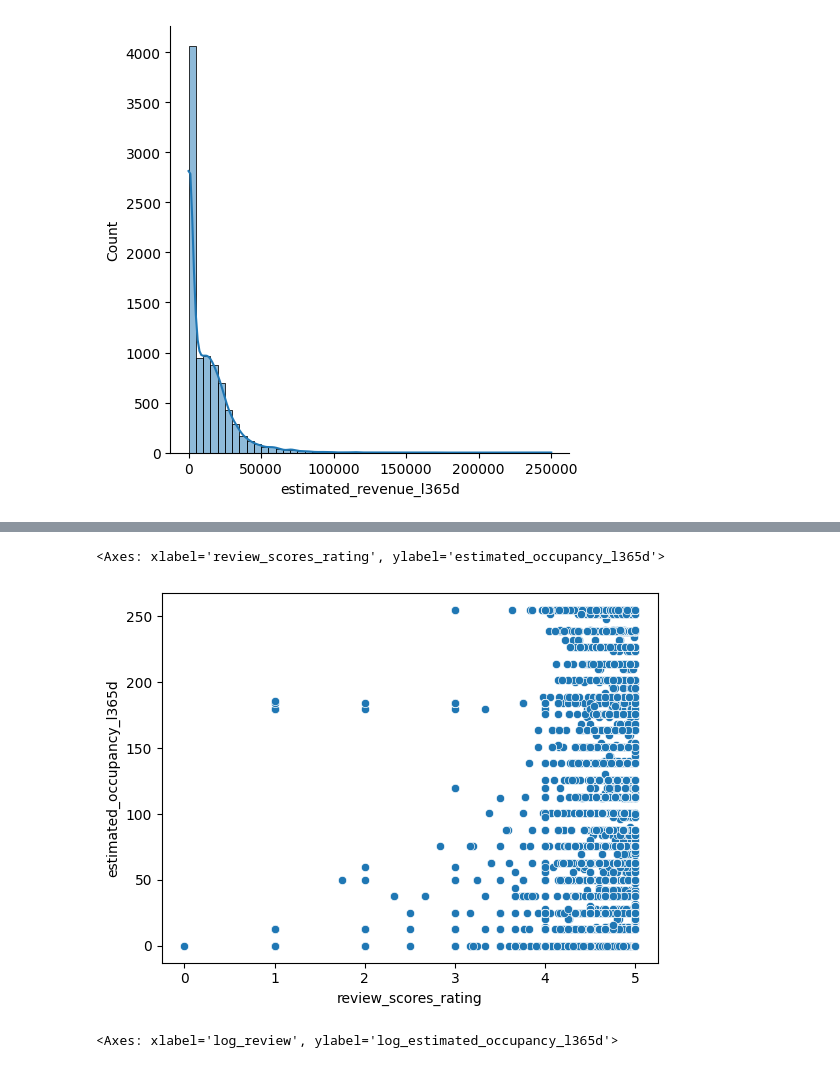
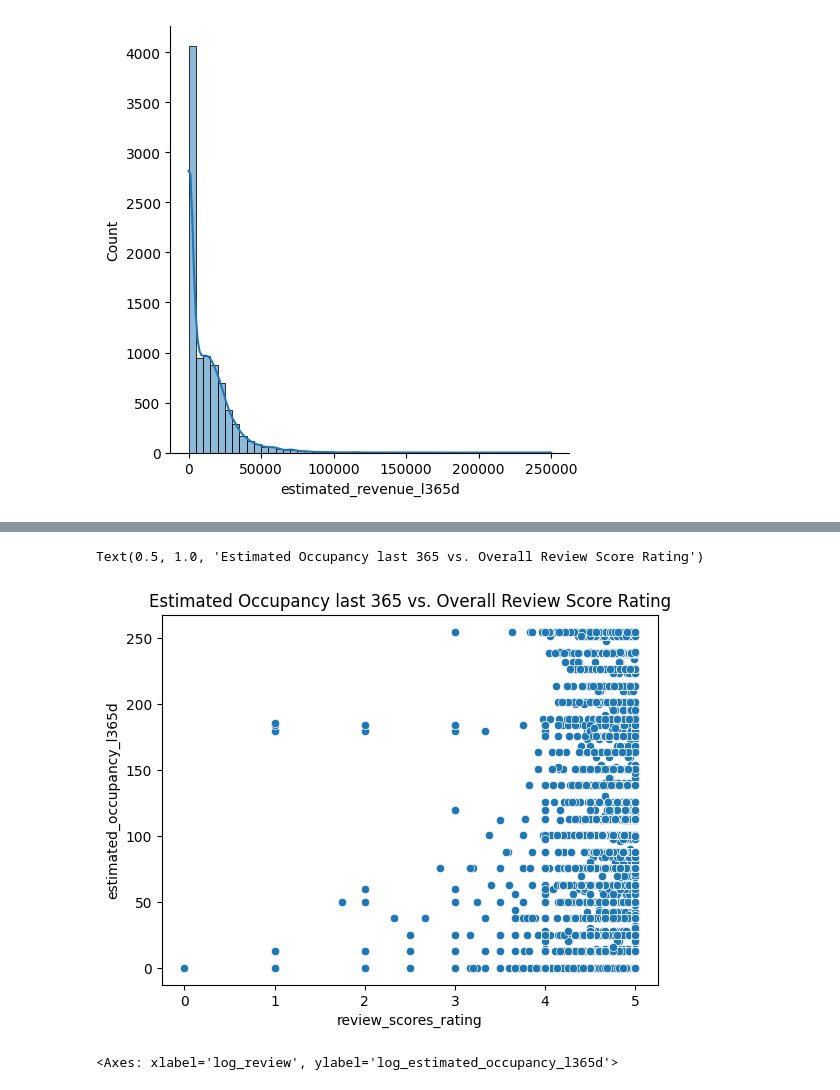
Before and after one commit to amanda8412383/data_science_bootcamp, a Jupyter notebook: airbnb_case_study/airbnb_case_study.ipynb, the cells around one changed output, grey strips where cells are left out. Drawn from its saved outputs; the diff is of its cells as text; code cells hidden in the pictures.

```diff
--- a/airbnb_case_study/airbnb_case_study.ipynb
+++ b/airbnb_case_study/airbnb_case_study.ipynb
@@ -262,8 +378,9 @@ sns.regplot(x='review_scores_rating', y='estimated_revenue_l365d', data=df_drop_
 # %%
 sns.scatterplot(x='review_scores_rating', y='estimated_occupancy_l365d', data=df)
+plt.title('Estimated Occupancy last 365 vs. Overall Review Score Rating')
 # %% [output]
-<Axes: xlabel='review_scores_rating', ylabel='estimated_occupancy_l365d'>
+Text(0.5, 1.0, 'Estimated Occupancy last 365 vs. Overall Review Score Rating')
-[figure, old version]
+[figure, new version]
 # %%
 #taking log seeing whether it help, answer is a clear no
 df['log_review'] = np.log(df['review_scores_rating'])
```
Also changed, not shown: parts of 32 cells of this notebook, 1 other file.
